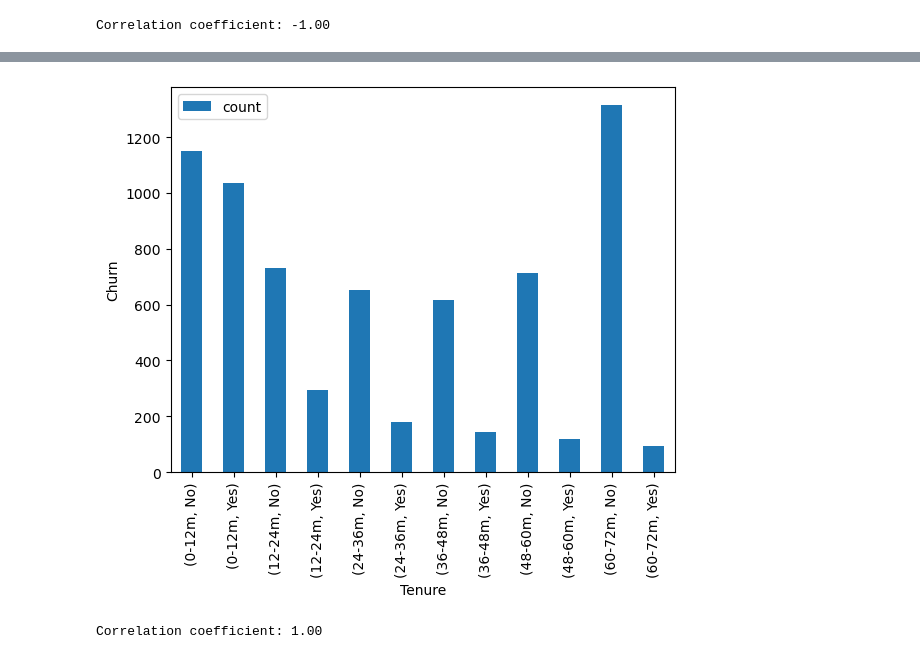
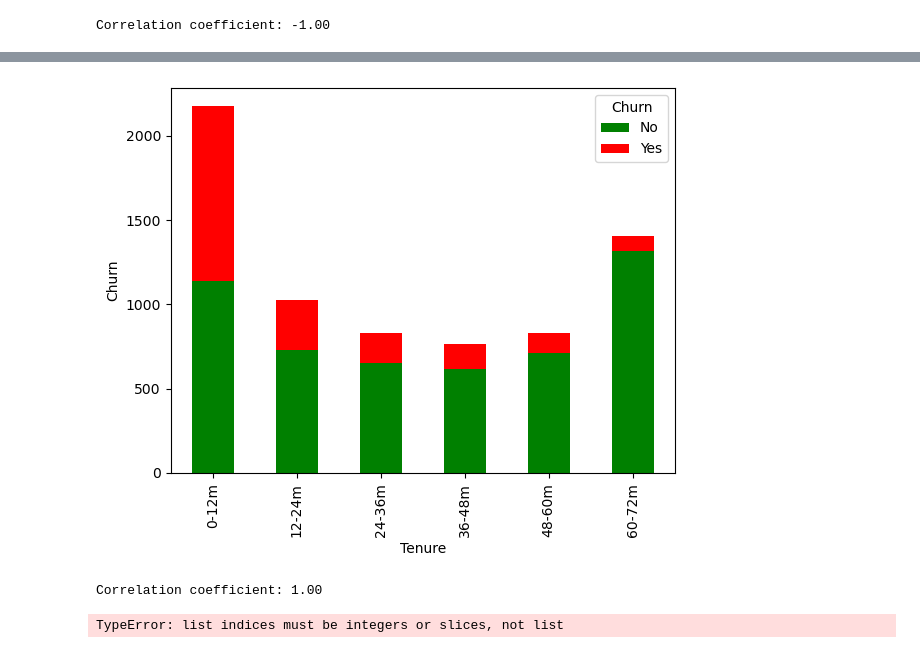
Before and after one commit to Eder-2024/Project_1-Telco, a Jupyter notebook: Hypothesis/Hypothesis 1&3 .ipynb, the cells around one changed output, grey strips where cells are left out. Saved outputs shown, nothing was run; the diff lists cells and outputs as text; code cells hidden in the pictures.

```diff
--- a/Hypothesis/Hypothesis 1&3 .ipynb
+++ b/Hypothesis/Hypothesis 1&3 .ipynb
@@ -5,10 +5,10 @@ import pandas as pd
 import numpy as np
 import scipy.stats as st
 from scipy.stats import sem
-from scipy.stats import linregress
+
 
 # Path where csv file is located
-data_path = "csv_file/WA_Fn-UseC_-Telco-Customer-Churn.csv"
+data_path = "../csv_file/WA_Fn-UseC_-Telco-Customer-Churn.csv"
 #Reading the csv file
 data_churn = pd.read_csv(data_path)
 #Reading csv file
@@ -115,3 +115,0 @@ print(blank_cells)
-# %%
-#Trying to convert cell TotalCharges to float since it is as object
-data_churn=data_churn.astype({"TotalCharges":float})
@@ -224,7 +262,7 @@ tenure_st
 tenure_bins = [-1, 12, 24, 36, 48, 60, 72, 120]
 labels = ["0-12m", "12-24m", "24-36m", "36-48m", "48-60m", "60-72m", ">72m" ]
 
-tenure_df = data_churn.copy()
+tenure_df = data_churn
 # Use `pd.cut` on the data churn dataframe to categorize tenure on the bins.
 tenure_df["Tenure"] = pd.cut(data_churn["tenure"], tenure_bins, labels =labels)
 
@@ -248,5 +286,5 @@ tenure_df
 # %%
 #Group by Tenure bins
-Tenure_bins_summary = pd.DataFrame(tenure_df.groupby('Tenure')['Churn'].value_counts())
+Tenure_bins_summary = pd.DataFrame(tenure_df.groupby('Tenure')['Churn'].value_counts().unstack())
 Tenure_bins_summary
 # %% [output]
@@ -267,18 +299,18 @@ Tenure_bins_summary
 # %%
 #Stack column chart to show
 # Set 'Category' as index for better plotting
 # Create a bar plot using Pandas
-Tenure_bins_summary.plot(kind='bar', stacked=True, figsize=(6.5, 5), color= '#1F77B4')
+Tenure_bins_summary.plot(kind='bar', stacked=True, figsize=(6.5, 5),color=['g', 'r'],rot=0)
 
 # Customize the plot
 plt.xlabel("Tenure")
 plt.ylabel("Churn")
 plt.xticks(rotation=90)
 
 # Display the plot
 plt.show()
 # %% [output]
-[figure, old version]
+[figure, new version]
 # %%
 #Outliers and use a box plot
 # %%
@@ -309,0 +324,5 @@ plt.show()
+# %%
+l_churn = ['Churn']
+data_churn['numerical_churn'] = data_churn[l_churn].apply(lambda x: 1 if x['Churn'] == 'Yes' else 0, axis=1)
+# %% [output]
+TypeError: list indices must be integers or slices, not list
```
Also changed, not shown: parts of 24 cells of this notebook, 8 other files.
